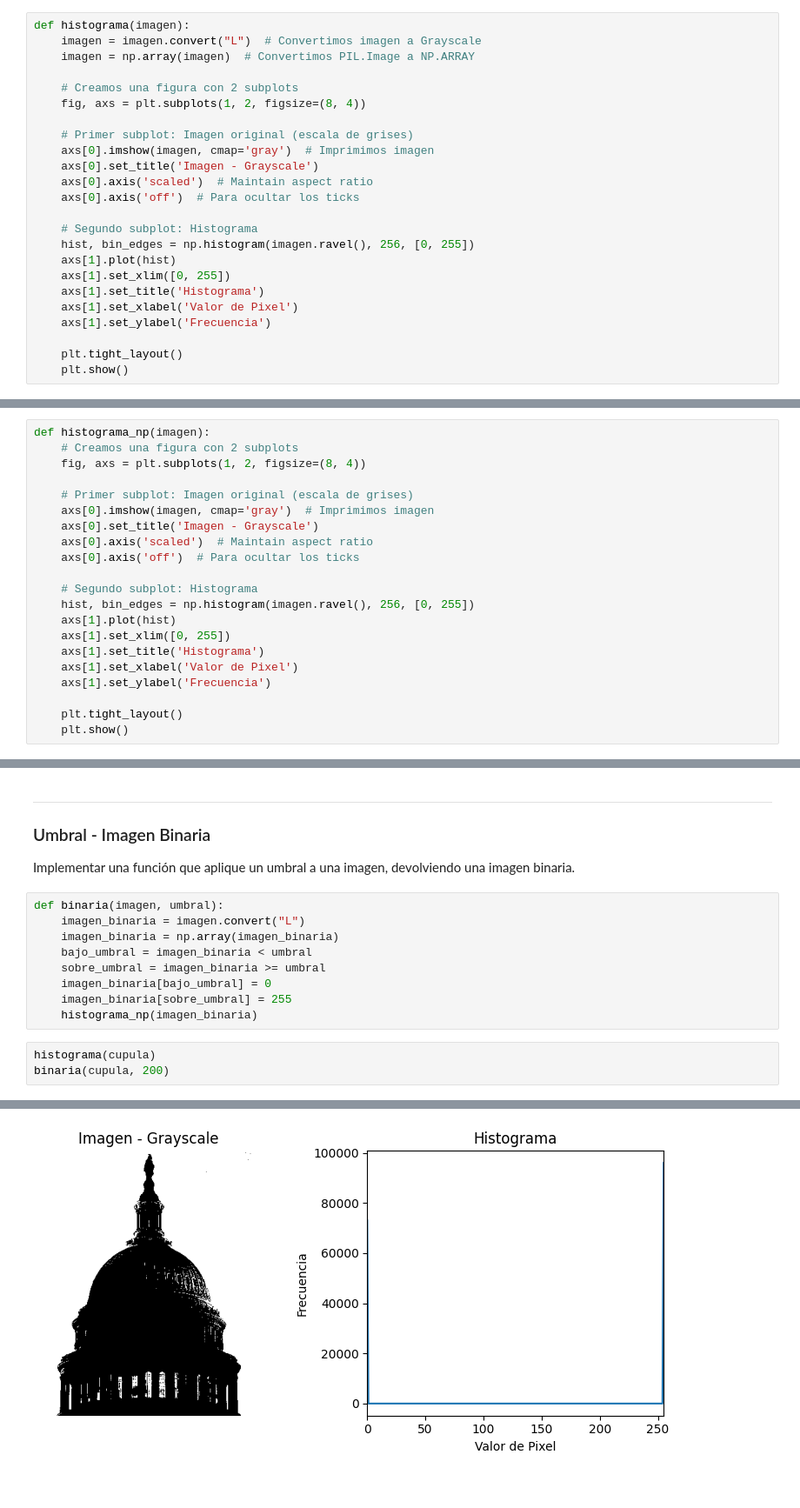
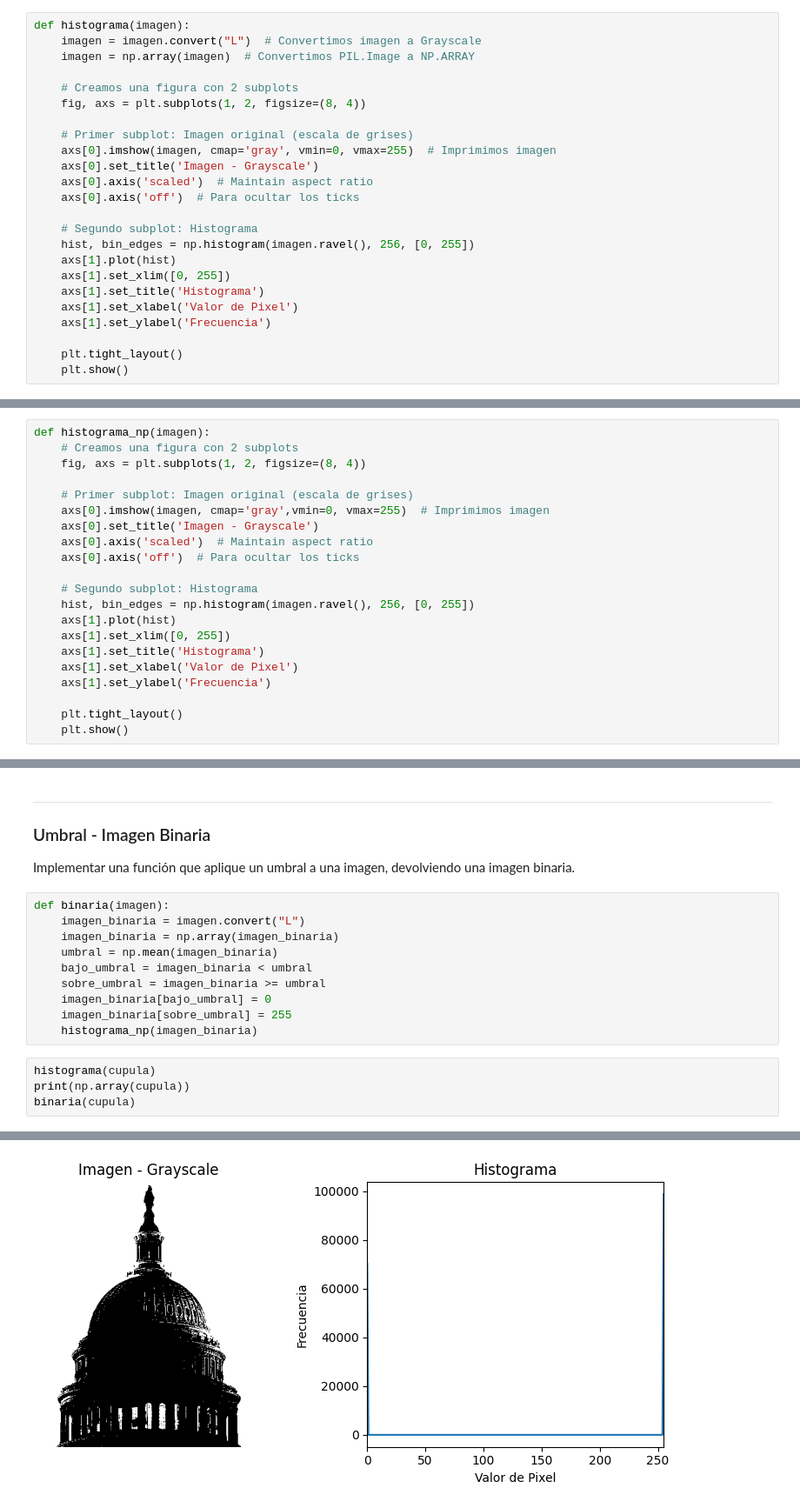
Before and after one commit to ollinurb/elementos-reconocimiento-visual, a Jupyter notebook: practica_1.ipynb, the cells around one changed output, grey strips where cells are left out. Shown at 87% size. Saved outputs shown, nothing was run; the diff lists cells and outputs as text.

```diff
--- a/practica_1.ipynb
+++ b/practica_1.ipynb
@@ -75,7 +75,7 @@ def histograma(imagen):
     fig, axs = plt.subplots(1, 2, figsize=(8, 4))
 
     # Primer subplot: Imagen original (escala de grises)
-    axs[0].imshow(imagen, cmap='gray')  # Imprimimos imagen
+    axs[0].imshow(imagen, cmap='gray', vmin=0, vmax=255)  # Imprimimos imagen
     axs[0].set_title('Imagen - Grayscale')
     axs[0].axis('scaled')  # Maintain aspect ratio
     axs[0].axis('off')  # Para ocultar los ticks
@@ -122,7 +126,7 @@ def histograma_np(imagen):
     fig, axs = plt.subplots(1, 2, figsize=(8, 4))
 
     # Primer subplot: Imagen original (escala de grises)
-    axs[0].imshow(imagen, cmap='gray')  # Imprimimos imagen
+    axs[0].imshow(imagen, cmap='gray',vmin=0, vmax=255)  # Imprimimos imagen
     axs[0].set_title('Imagen - Grayscale')
     axs[0].axis('scaled')  # Maintain aspect ratio
     axs[0].axis('off')  # Para ocultar los ticks
@@ -158,9 +185,10 @@ aumento_contraste(door, 80, 100)
 
 Implementar una función que aplique un umbral a una imagen, devolviendo una imagen binaria.
 # %%
-def binaria(imagen, umbral):
+def binaria(imagen):
     imagen_binaria = imagen.convert("L")
     imagen_binaria = np.array(imagen_binaria)
+    umbral = np.mean(imagen_binaria)
     bajo_umbral = imagen_binaria < umbral
     sobre_umbral = imagen_binaria >= umbral
     imagen_binaria[bajo_umbral] = 0
@@ -168,6 +196,7 @@ def binaria(imagen, umbral):
     histograma_np(imagen_binaria)
 # %%
 histograma(cupula)
-binaria(cupula, 200)
+print(np.array(cupula))
+binaria(cupula)
 # %% [output]
 [figure]
@@ -174 +210 @@ binaria(cupula, 200)
-[figure, old version]
+[figure, new version]
```
Also changed, not shown: parts of 8 cells of this notebook, 1 other file.
